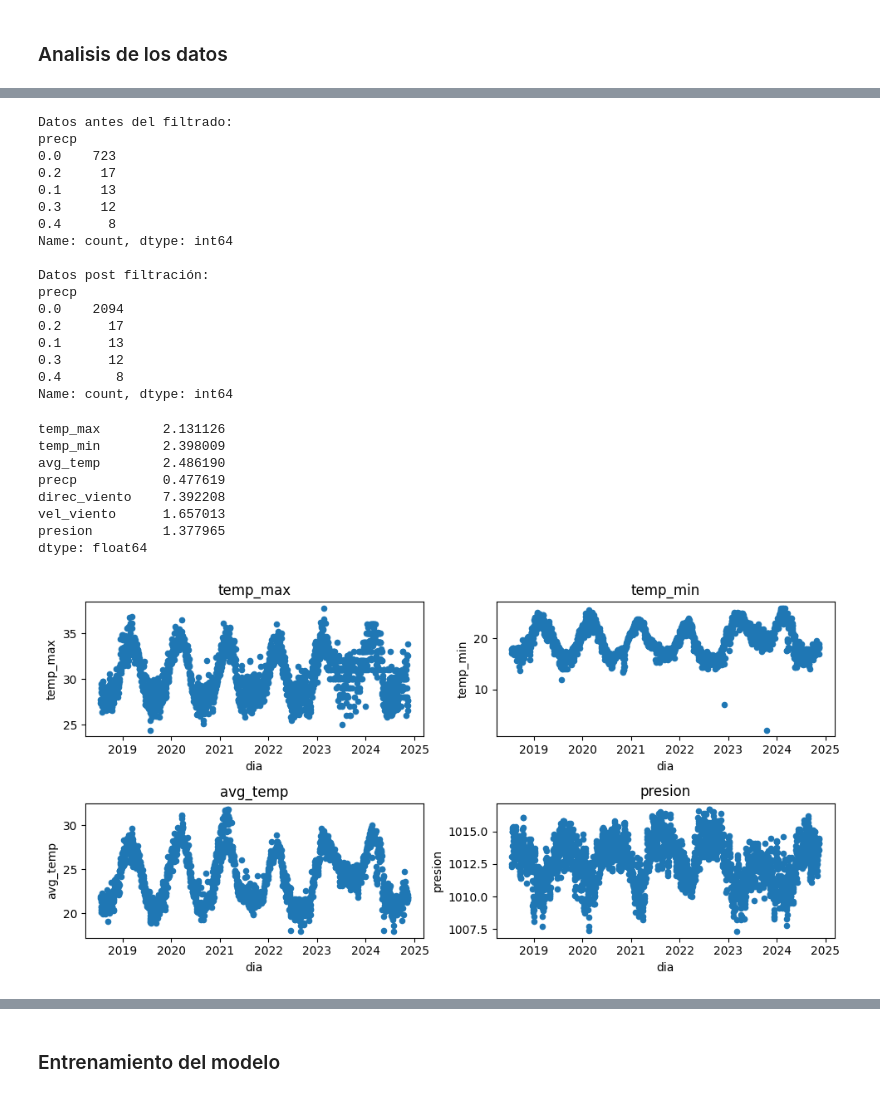
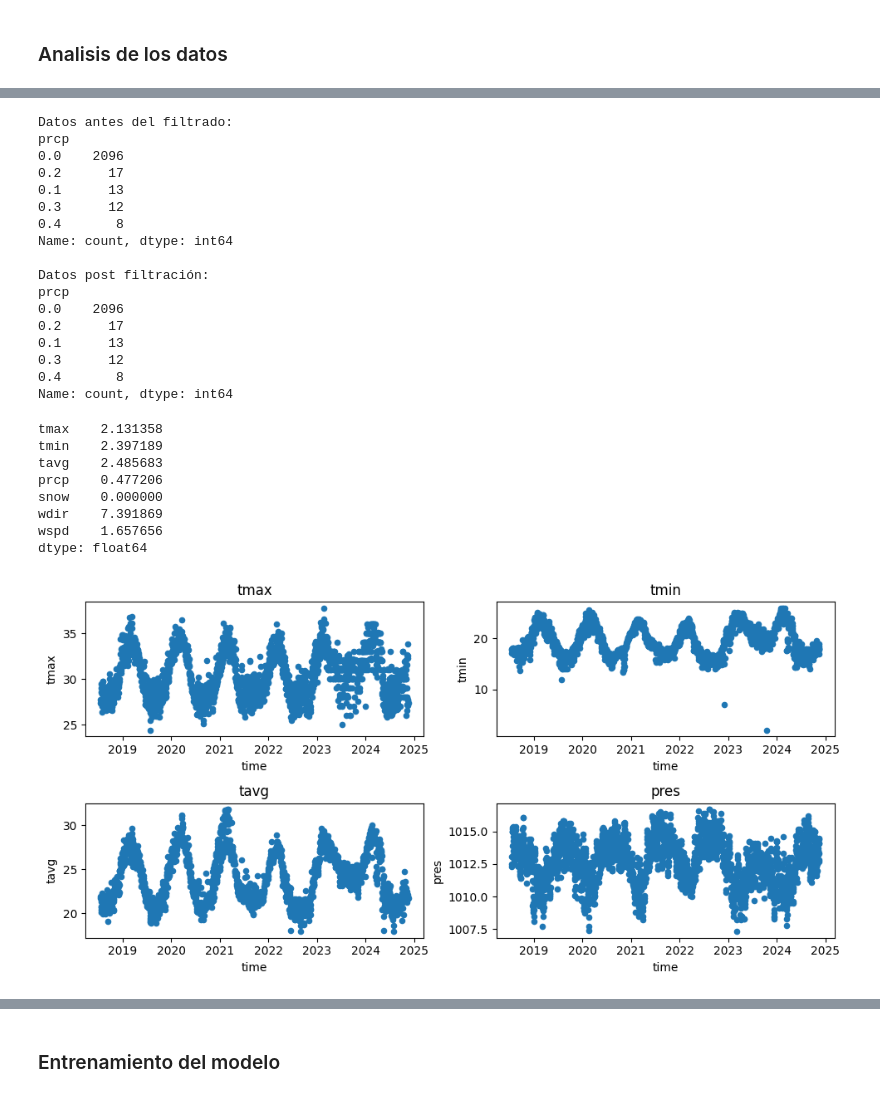
Before and after one commit to Ronald2328/Tesis-RNN-2024, a Jupyter notebook: Explore_model.ipynb, the cells around one changed output, grey strips where cells are left out. Drawn from its saved outputs; the diff is of its cells as text; code cells hidden in the pictures.

```diff
--- a/Explore_model.ipynb
+++ b/Explore_model.ipynb
@@ -43,7 +45,8 @@ from Get_data import DatabaseManager
 # %%
 city='Piura'
 db_manager = DatabaseManager()
-db_manager.update_database(city=city)
-df = db_manager.get_combined_dataframe(city)
+db_manager.update_climate_data('Piura')
+id_city = db_manager.get_city_id_by_name(city)
+df = db_manager.get_dataframe('clima',id_city)
 df = df.dropna(axis=1, how='all')
 # %% [output]
@@ -56,0 +61,17 @@ Index(['id_ciudad', 'dia', 'temp_max', 'temp_min', 'avg_temp', 'precp',
+# %%
+# Asegúrate de que la columna 'dia' sea de tipo datetime
+df['time'] = pd.to_datetime(df['time'])
+
+# Extraer el mes y crear una nueva columna 'mes'
+df['mes'] = df['time'].dt.month
+
+# Crear las columnas indicadoras de los meses con valores 0 y 1
+meses_dummies = pd.get_dummies(df['mes'], prefix='month').astype(int)
+
+# Agregar las columnas de los meses al DataFrame original
+df = pd.concat([df, meses_dummies], axis=1)
+
+# Eliminar la columna 'mes' si no se necesita
+df.drop('mes', axis=1, inplace=True)
+
+df.columns
@@ -99,58 +130,58 @@ memory usage: 162.6 KB
 # %%
 print('Datos antes del filtrado: ')
-print(df[df['precp'] < 0.5]['precp'].value_counts())
-df['precp'] = df['precp'].fillna(0)
+print(df[df['prcp'] < 0.5]['prcp'].value_counts())
+df['prcp'] = df['prcp'].fillna(0)
 
 print('\nDatos post filtración: ')
-print(df[df['precp'] < 0.5]['precp'].value_counts())
+print(df[df['prcp'] < 0.5]['prcp'].value_counts())
 # %% [output]
 Datos antes del filtrado:
-precp
-0.0    723
-0.2     17
-0.1     13
-0.3     12
-0.4      8
-Name: count, dtype: int64
-
-Datos post filtración:
-precp
-0.0    2094
+prcp
+0.0    2096
 0.2      17
 0.1      13
 0.3      12
 0.4       8
 Name: count, dtype: int64
+
+Datos post filtración:
+prcp
+0.0    2096
+0.2      17
+0.1      13
+0.3      12
+0.4       8
+Name: count, dtype: int64
 # %%
 # Media absoluta de la desviación usando la mediana
 df.iloc[:,2:9].apply(lambda x: np.mean(np.abs(x-np.median(x))),axis=0)
 # %% [output]
-temp_max        2.131126
-temp_min        2.398009
-avg_temp        2.486190
-precp           0.477619
-direc_viento    7.392208
-vel_viento      1.657013
-presion         1.377965
+tmax    2.131358
+tmin    2.397189
+tavg    2.485683
+prcp    0.477206
+snow    0.000000
+wdir    7.391869
+wspd    1.657656
 dtype: float64
 # %%
 # Definimos la lista de columnas que queremos graficar
-columnas_a_graficar = ['temp_max', 'temp_min', 'avg_temp', 'presion']
+columnas_a_graficar = ['tmax', 'tmin', 'tavg', 'pres']
 fig, axes = plt.subplots(nrows=2, ncols=2, figsize=(10, 5))
 axes = axes.flat
 
 # Graficar cada columna en la lista
 for ncol, colname in enumerate(columnas_a_graficar):
     if colname in df.columns:
-        df.plot(x='dia', y=colname, kind='scatter', ax=axes[ncol])
+        df.plot(x='time', y=colname, kind='scatter', ax=axes[ncol])
         axes[ncol].set_title(colname)
     else:
         print(f"Columna '{colname}' no encontrada en el DataFrame.")
 
 plt.tight_layout()
 plt.show()
 # %% [output]
-[figure, old version]
+[figure, new version]
 # %%
 # Crear subplots
 fig, axs = plt.subplots(1, len(columnas_a_graficar), figsize=(15, 5))
```
Also changed, not shown: parts of 54 cells of this notebook, 9 other files.
